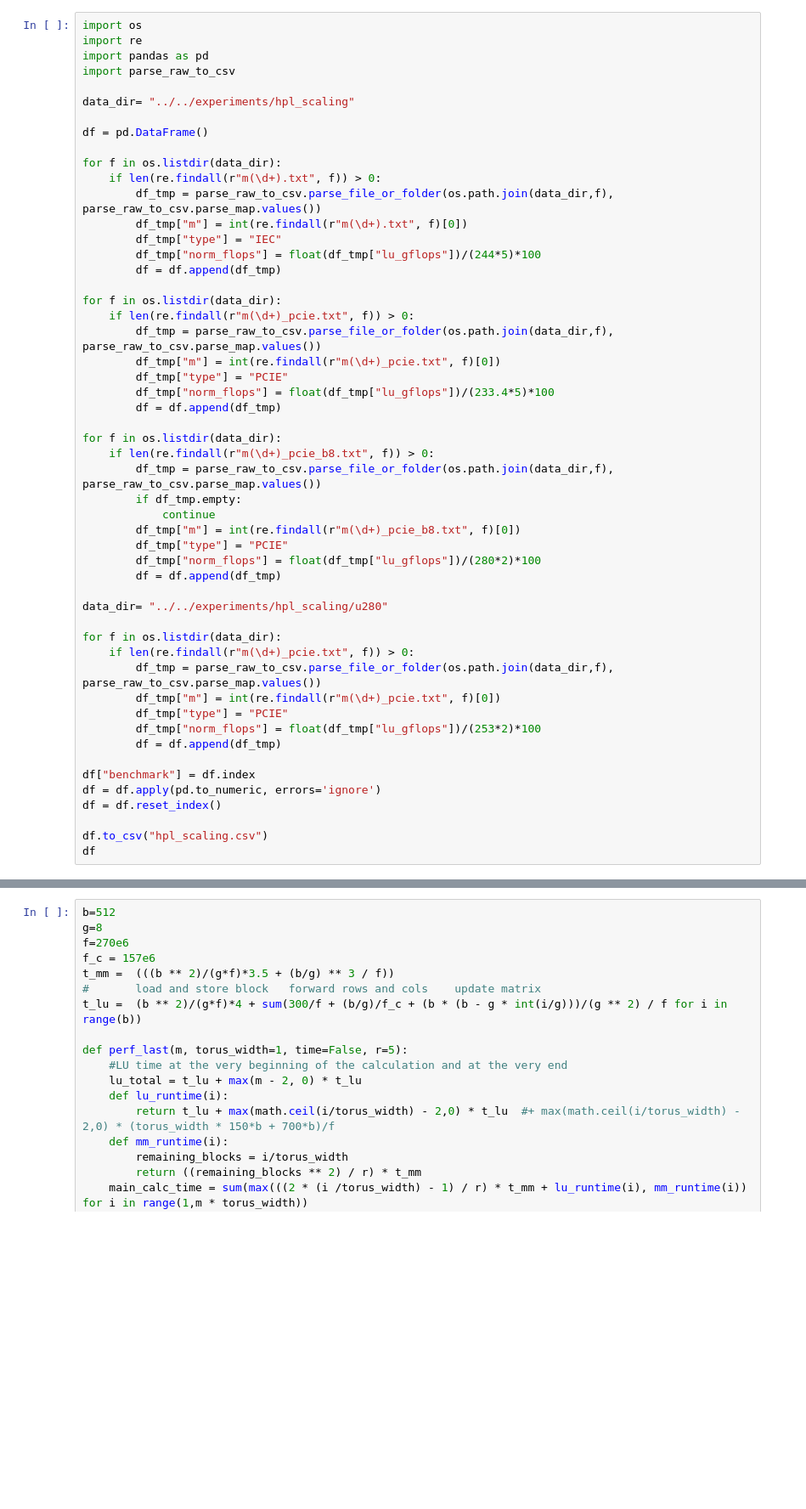
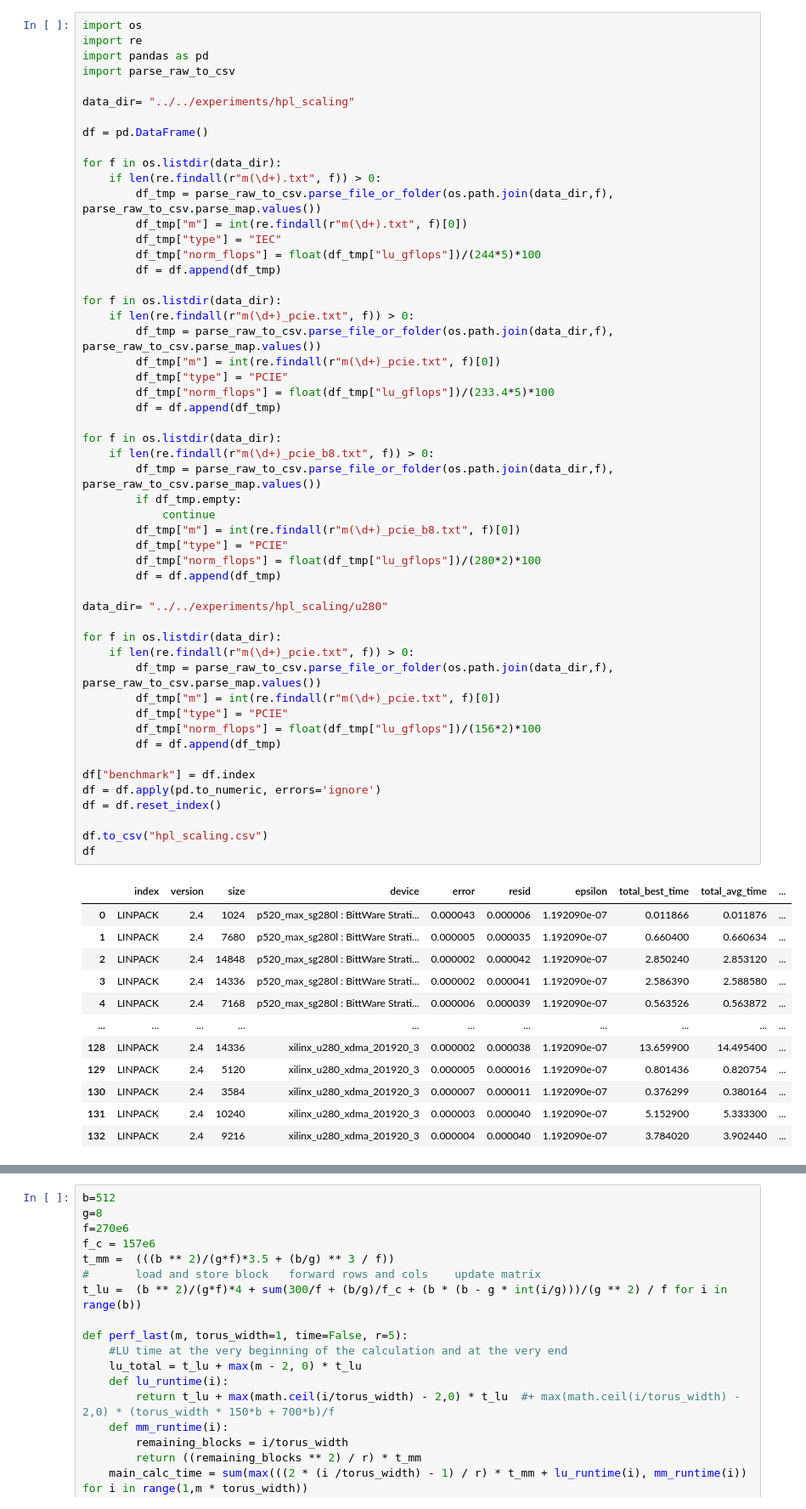
Before and after one commit to pc2/hpcc_fpga_eval_21, a Jupyter notebook: scripts/plots/hpl_scaling.ipynb, the cells around one changed output, grey strips where cells are left out. Shown at 85% size. Cells and saved outputs as stored; diff of their text form; blank space fills up the shorter version.

```diff
--- a/scripts/plots/hpl_scaling.ipynb
+++ b/scripts/plots/hpl_scaling.ipynb
@@ -22,31 +22,44 @@ for f in os.listdir(data_dir):
         df_tmp["m"] = int(re.findall(r"m(\d+)_pcie.txt", f)[0])
         df_tmp["type"] = "PCIE"
         df_tmp["norm_flops"] = float(df_tmp["lu_gflops"])/(233.4*5)*100
         df = df.append(df_tmp)
 
 for f in os.listdir(data_dir):
     if len(re.findall(r"m(\d+)_pcie_b8.txt", f)) > 0:
         df_tmp = parse_raw_to_csv.parse_file_or_folder(os.path.join(data_dir,f), parse_raw_to_csv.parse_map.values())
         if df_tmp.empty:
             continue
         df_tmp["m"] = int(re.findall(r"m(\d+)_pcie_b8.txt", f)[0])
         df_tmp["type"] = "PCIE"
         df_tmp["norm_flops"] = float(df_tmp["lu_gflops"])/(280*2)*100
         df = df.append(df_tmp)
 
 data_dir= "../../experiments/hpl_scaling/u280"
 
 for f in os.listdir(data_dir):
     if len(re.findall(r"m(\d+)_pcie.txt", f)) > 0:
         df_tmp = parse_raw_to_csv.parse_file_or_folder(os.path.join(data_dir,f), parse_raw_to_csv.parse_map.values())
         df_tmp["m"] = int(re.findall(r"m(\d+)_pcie.txt", f)[0])
         df_tmp["type"] = "PCIE"
-        df_tmp["norm_flops"] = float(df_tmp["lu_gflops"])/(253*2)*100
+        df_tmp["norm_flops"] = float(df_tmp["lu_gflops"])/(156*2)*100
         df = df.append(df_tmp)
 
 df["benchmark"] = df.index
 df = df.apply(pd.to_numeric, errors='ignore')
 df = df.reset_index()
 
 df.to_csv("hpl_scaling.csv")
 df
+# %% [output]
+|  | index | version | size | device | error | resid | epsilon | total_best_time | total_avg_time | ... |
+| 0 | LINPACK | 2.4 | 1024 | p520_max_sg280l : BittWare Strati... | 0.000043 | 0.000006 | 1.192090e-07 | 0.011866 | 0.011876 | ... |
+| 1 | LINPACK | 2.4 | 7680 | p520_max_sg280l : BittWare Strati... | 0.000005 | 0.000035 | 1.192090e-07 | 0.660400 | 0.660634 | ... |
+| 2 | LINPACK | 2.4 | 14848 | p520_max_sg280l : BittWare Strati... | 0.000002 | 0.000042 | 1.192090e-07 | 2.850240 | 2.853120 | ... |
+| 3 | LINPACK | 2.4 | 14336 | p520_max_sg280l : BittWare Strati... | 0.000002 | 0.000041 | 1.192090e-07 | 2.586390 | 2.588580 | ... |
+| 4 | LINPACK | 2.4 | 7168 | p520_max_sg280l : BittWare Strati... | 0.000006 | 0.000039 | 1.192090e-07 | 0.563526 | 0.563872 | ... |
+| ... | ... | ... | ... | ... | ... | ... | ... | ... | ... | ... |
+| 128 | LINPACK | 2.4 | 14336 | xilinx_u280_xdma_201920_3 | 0.000002 | 0.000038 | 1.192090e-07 | 13.659900 | 14.495400 | ... |
+| 129 | LINPACK | 2.4 | 5120 | xilinx_u280_xdma_201920_3 | 0.000005 | 0.000016 | 1.192090e-07 | 0.801436 | 0.820754 | ... |
+| 130 | LINPACK | 2.4 | 3584 | xilinx_u280_xdma_201920_3 | 0.000007 | 0.000011 | 1.192090e-07 | 0.376299 | 0.380164 | ... |
+| 131 | LINPACK | 2.4 | 10240 | xilinx_u280_xdma_201920_3 | 0.000003 | 0.000040 | 1.192090e-07 | 5.152900 | 5.333300 | ... |
+| 132 | LINPACK | 2.4 | 9216 | xilinx_u280_xdma_201920_3 | 0.000004 | 0.000040 | 1.192090e-07 | 3.784020 | 3.902440 | ... |
```
Also changed, not shown: parts of 5 cells of this notebook, 5 other files.
